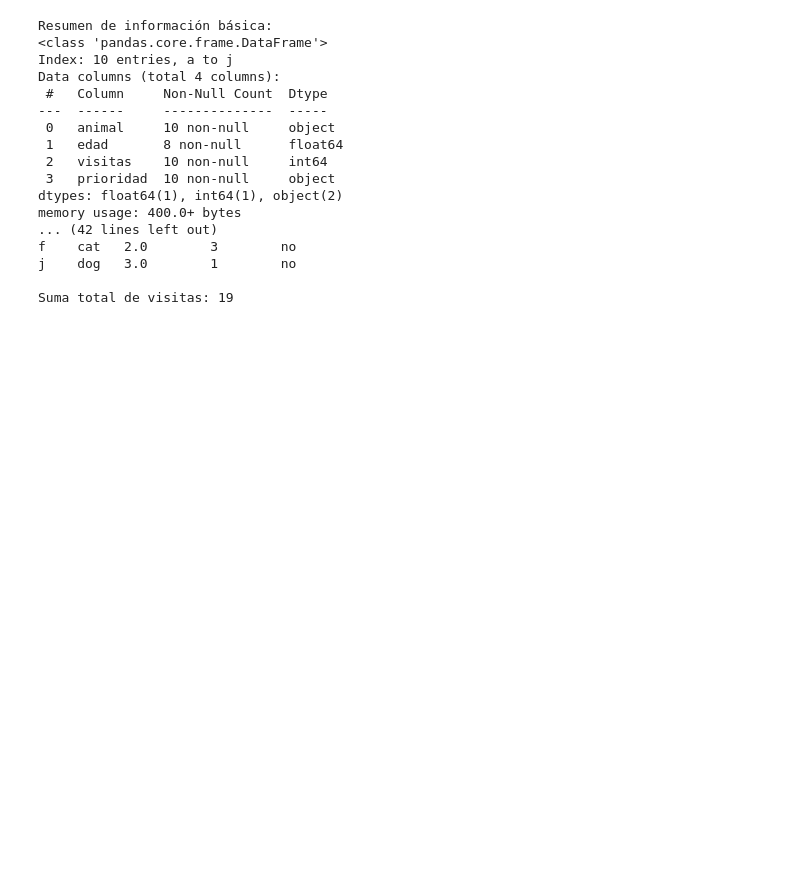
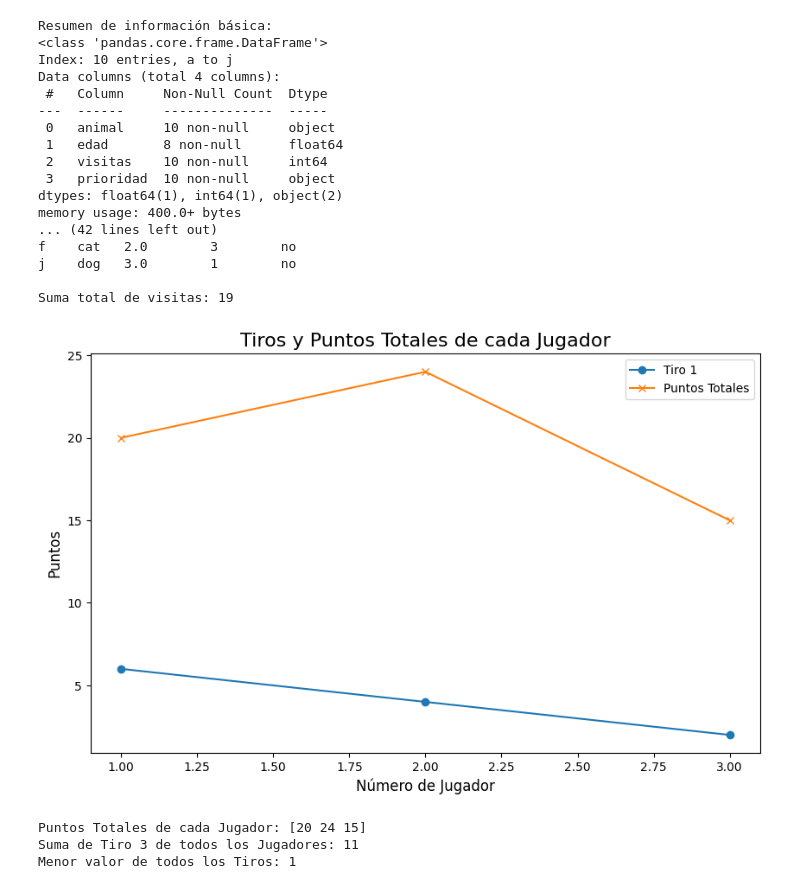
Before and after one commit to stalinfull1997/prjLuis, a Jupyter notebook: TallerGrupalPandas.ipynb, the cells around one changed output. Cells and saved outputs as stored; diff of their text form; code cells hidden in the pictures; blank space fills up the shorter version.

```diff
--- a/TallerGrupalPandas.ipynb
+++ b/TallerGrupalPandas.ipynb
@@ -80,3 +80,43 @@ f    cat   2.0        3        no
 j    dog   3.0        1        no
 
 Suma total de visitas: 19
+# %%
+import numpy as np
+import matplotlib.pyplot as plt
+
+# Crear la matriz con los datos proporcionados
+matriz_tiros = np.array([
+    [6, 3, 4, 4, 3],
+    [4, 5, 6, 4, 5],
+    [2, 4, 1, 6, 2]
+])
+
+# Suma de los tiros de cada jugador
+puntos_totales = np.sum(matriz_tiros, axis=1)
+
+# Suma de los tiros en la tercera columna de la matriz (Tiro 3)
+suma_tiro_3 = np.sum(matriz_tiros[:, 2])
+
+# Menor valor de todos los tiros
+menor_tiro = np.min(matriz_tiros)
+
+# Graficar dos líneas en una figura
+numero_jugador = np.arange(1, 4)
+
+plt.figure(figsize=(10, 6))
+plt.plot(numero_jugador, matriz_tiros[:, 0], label='Tiro 1', marker='o')
+plt.plot(numero_jugador, puntos_totales, label='Puntos Totales', marker='x')
+plt.title('Tiros y Puntos Totales de cada Jugador', fontsize=16)
+plt.xlabel('Número de Jugador', fontsize=12)
+plt.ylabel('Puntos', fontsize=12)
+plt.legend()
+plt.show()
+
+print("Puntos Totales de cada Jugador:", puntos_totales)
+print("Suma de Tiro 3 de todos los Jugadores:", suma_tiro_3)
+print("Menor valor de todos los Tiros:", menor_tiro)
+# %% [output]
+[figure, added]
+Puntos Totales de cada Jugador: [20 24 15]
+Suma de Tiro 3 de todos los Jugadores: 11
+Menor valor de todos los Tiros: 1
```
Also changed, not shown: 2 other files.
